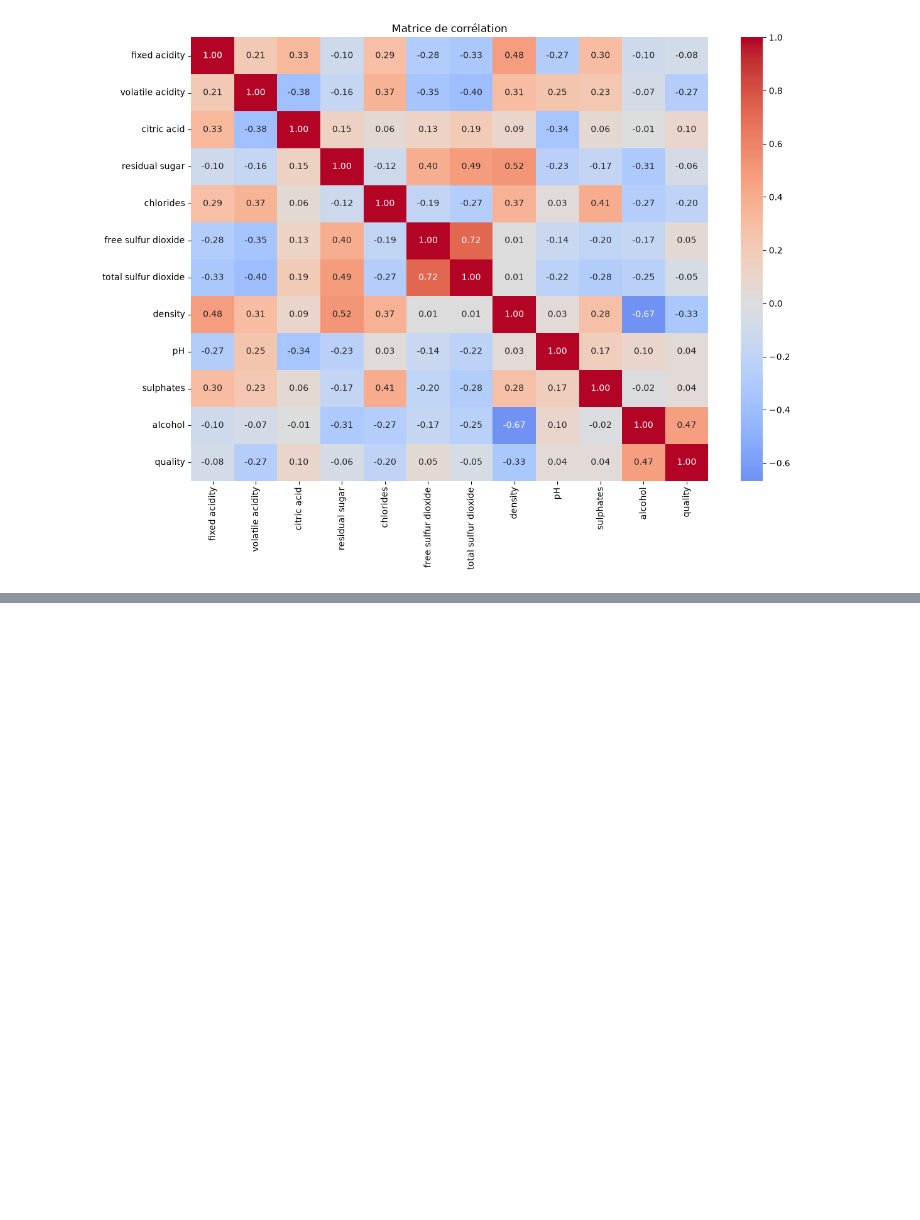
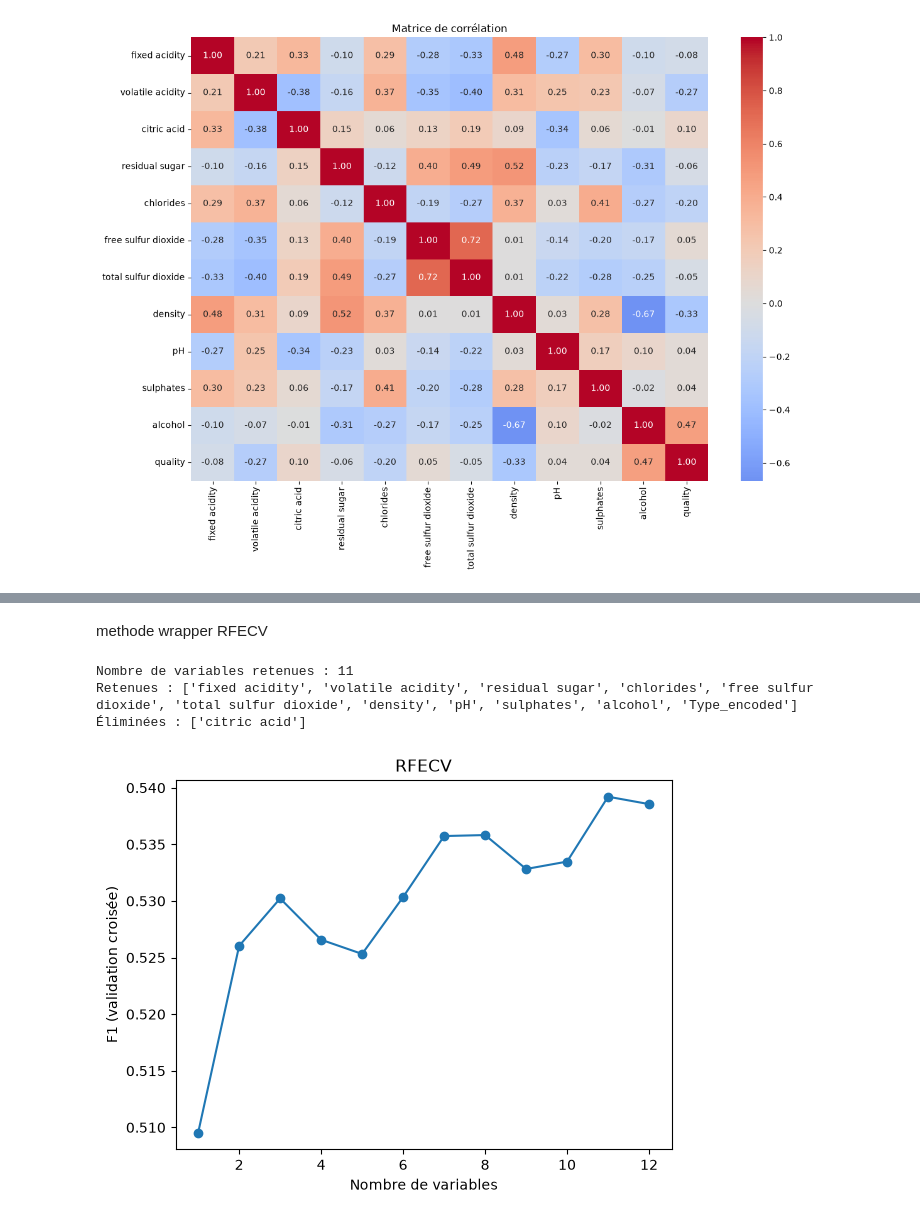
Before and after one commit to Lyukiry/wine-quality, a Jupyter notebook: notebooks/preparation_données.ipynb, the cells around one changed output, grey strips where cells are left out. Cells and saved outputs as stored; diff of their text form; code cells hidden in the pictures; blank space fills up the shorter version.

Commit message:
Traitement et selection des variables

```diff
--- a/notebooks/preparation_données.ipynb
+++ b/notebooks/preparation_données.ipynb
@@ -217,0 +231,9 @@ plt.show()
+# %%
+from sklearn.model_selection import train_test_split
+
+X_train, X_test, y_train, y_test = train_test_split(
+    X, y,
+    test_size=0.2,      # 20 % pour le test
+    stratify=y,         # garde la même proportion de bons vins dans train et test
+    random_state=42,    # même découpage à chaque exécution, et pour toute l'équipe
+)
@@ -217,0 +282,40 @@ plt.show()
+# %% [markdown]
+methode wrapper RFECV
+# %%
+from sklearn.feature_selection import RFECV
+from sklearn.linear_model import LogisticRegression
+from sklearn.preprocessing import StandardScaler
+from sklearn.pipeline import make_pipeline
+
+modele = make_pipeline(
+    StandardScaler(),
+    LogisticRegression(max_iter=1000, class_weight="balanced", random_state=42),
+)
+
+rfecv = RFECV(
+    modele,
+    step=1,                     # on retire une variable à chaque tour
+    cv=5,                       # validation croisée 5-fold (cours, séance 1)
+    scoring="f1",               # le F1, adapté aux classes déséquilibrées
+    importance_getter="named_steps.logisticregression.coef_",
+)
+rfecv.fit(X_train, y_train)
+
+print("Nombre de variables retenues :", rfecv.n_features_)
+print("Retenues :", list(X_train.columns[rfecv.support_]))
+print("Éliminées :", list(X_train.columns[~rfecv.support_]))
+# %% [output]
+Nombre de variables retenues : 11
+Retenues : ['fixed acidity', 'volatile acidity', 'residual sugar', 'chlorides', 'free sulfur dioxide', 'total sulfur dioxide', 'density', 'pH', 'sulphates', 'alcohol', 'Type_encoded']
+Éliminées : ['citric acid']
+# %%
+import matplotlib.pyplot as plt
+
+scores_cv = rfecv.cv_results_["mean_test_score"]
+plt.plot(range(1, len(scores_cv) + 1), scores_cv, marker="o")
+plt.xlabel("Nombre de variables")
+plt.ylabel("F1 (validation croisée)")
+plt.title("RFECV")
+plt.show()
+# %% [output]
+[figure, added]
```
Also changed, not shown: parts of 15 cells of this notebook.
